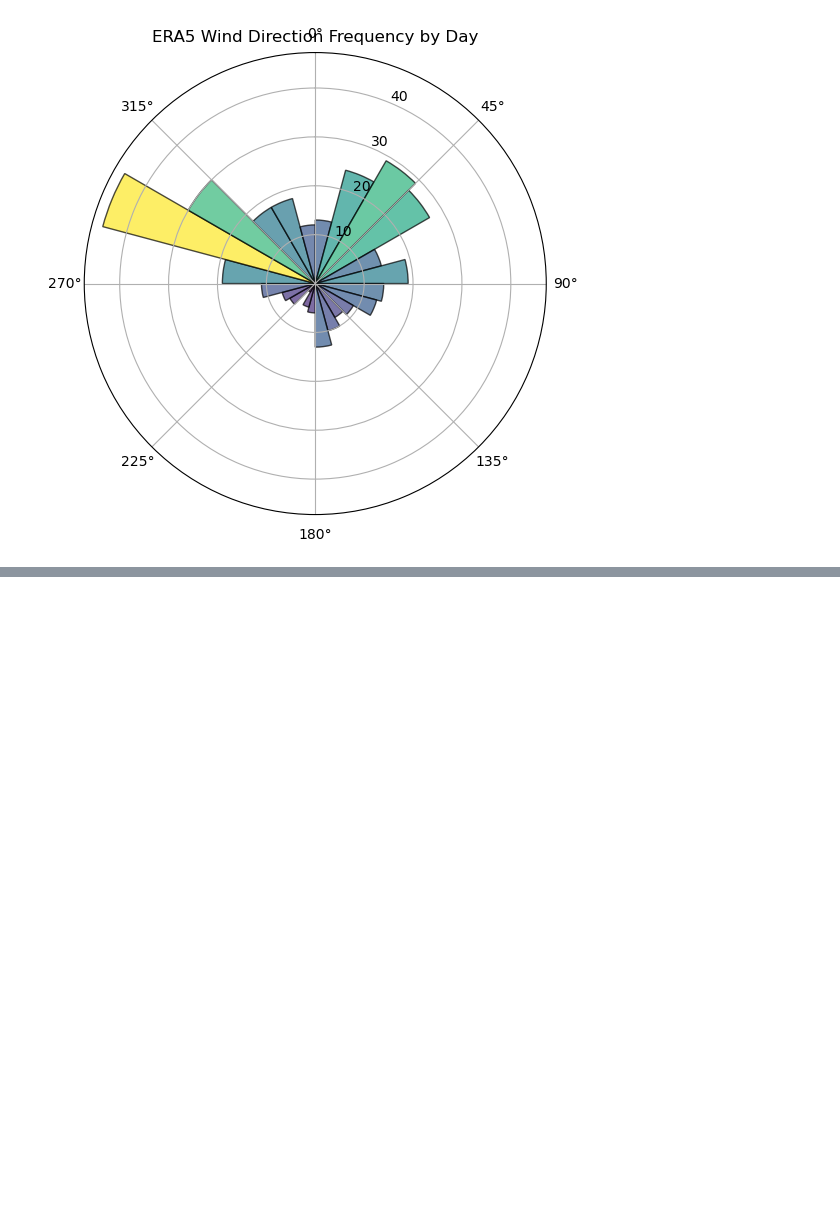
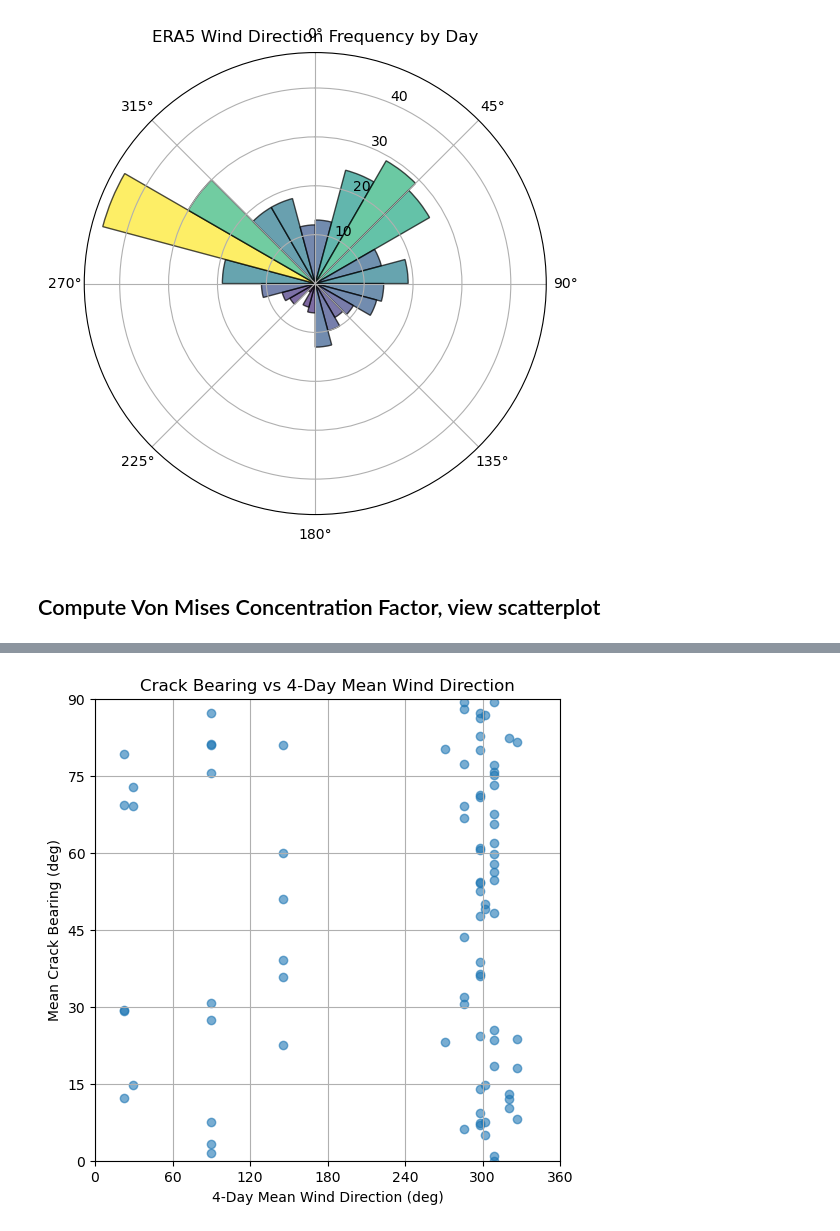
Before and after one commit to kovaleskima/KobukData, a Jupyter notebook: winds_to_bearings.ipynb, the cells around one changed output, grey strips where cells are left out. Cells and saved outputs as stored; diff of their text form; code cells hidden in the pictures; blank space fills up the shorter version.

Commit message:
wind dir v bearing plots and length v speed plots

```diff
--- a/winds_to_bearings.ipynb
+++ b/winds_to_bearings.ipynb
@@ -34,6 +34,13 @@ def compute_segment_bearing(lat1, lon1, lat2, lon2):
     bearing = (θ + 360.0) % 360.0 # put in (0,360)
     bearing % 90.0 # mod to (0,90)
     return bearing
+
+def circular_mean_deg(angles):
+    angles = np.deg2rad(angles)
+    return (np.degrees(np.arctan2(
+        np.mean(np.sin(angles)),
+        np.mean(np.cos(angles))
+    )) + 360) % 90
 # %%
 input_dir = Path("Sentinel2_cracks_processed")
 rows = []
@@ -164,10 +194,18 @@ ax.set_title("ERA5 Wind Direction Frequency by Day", va='bottom')
 plt.show()
 # %% [output]
 [figure]
+# %% [markdown]
+## Compute Von Mises Concentration Factor, view scatterplot
 # %%
+import statsmodels.api as sm
+
 # ensure date alignment
 all_cracks_df["date"] = pd.to_datetime(all_cracks_df["date"])
 
+# get crack level bearing
+all_cracks_df["crack_bearings"] = (
+    all_cracks_df["bearings"].apply(circular_mean_deg)
+)
 # take 4-day mean
 theta = np.deg2rad(primary_dir["primary_wind_dir_deg"])
 
@@ -185,22 +223,60 @@ all_cracks_df = all_cracks_df.merge(
     how="left"
 )
 
-cols = ["wind_dir_4day_mean", "bearings"]
+cols = ["wind_dir_4day_mean", "crack_bearings"]
 df_reg = all_cracks_df[cols].dropna()
 
+
 theta = np.deg2rad(df_reg["wind_dir_4day_mean"])
-phi   = np.deg2rad(df_reg["bearings"])
+phi   = np.deg2rad(df_reg["crack_bearings"])
 
-X = np.column_stack([
-    np.sin(theta),
-    np.cos(theta)
-])
-X = sm.add_constant(X)
+C = np.mean(np.cos(phi))
+S = np.mean(np.sin(phi))
 
-# Model sine and cosine of crack bearing separately
-model_sin = sm.OLS(np.sin(phi), X).fit()
-model_cos = sm.OLS(np.cos(phi), X).fit()
+R = np.sqrt(C**2 + S**2)
+# Best & Fisher 1981
+if R < 0.53:
+    kappa = 2*R + R**3 + 5*R**5/6
+elif R < 0.85:
+    kappa = -0.4 + 1.39*R + 0.43/(1-R)
+else:
+    kappa = 1/(R**3 - 4*R**2 + 3*R)
 
-print(model_sin.summary())
-print(model_cos.summary())
+print("(Bearing) Resultant length R:", R)
+print("(Bearing) Von Mises kappa:", kappa)
+
+diff = theta - phi
+
+C = np.mean(np.cos(diff))
+S = np.mean(np.sin(diff))
+
+R = np.sqrt(C**2 + S**2)
+# Best & Fisher 1981
+if R < 0.53:
+    kappa = 2*R + R**3 + 5*R**5/6
+elif R < 0.85:
+    kappa = -0.4 + 1.39*R + 0.43/(1-R)
+else:
+    kappa = 1/(R**3 - 4*R**2 + 3*R)
+
+print("(Diff) Resultant length R:", R)
+print("(Diff) Von Mises kappa:", kappa)
+
+plt.figure(figsize=(6,6))
+plt.scatter(
+    df_reg["wind_dir_4day_mean"],
+    df_reg["crack_bearings"],
+    alpha=0.6
+)
+
+plt.xlabel("4-Day Mean Wind Direction (deg)")
+plt.ylabel("Mean Crack Bearing (deg)")
+plt.xlim(0, 360)
+plt.ylim(0, 90)
+plt.xticks(np.arange(0, 361, 60))
+plt.yticks(np.arange(0, 91, 15))
+plt.grid(True)
+
+plt.title("Crack Bearing vs 4-Day Mean Wind Direction")
+plt.show()
 # %% [output]
@@ -207,0 +287 @@ KeyError: "['wind_dir_4day_mean'] not in index"
+[figure, added]
```
Also changed, not shown: parts of 3 cells of this notebook.
